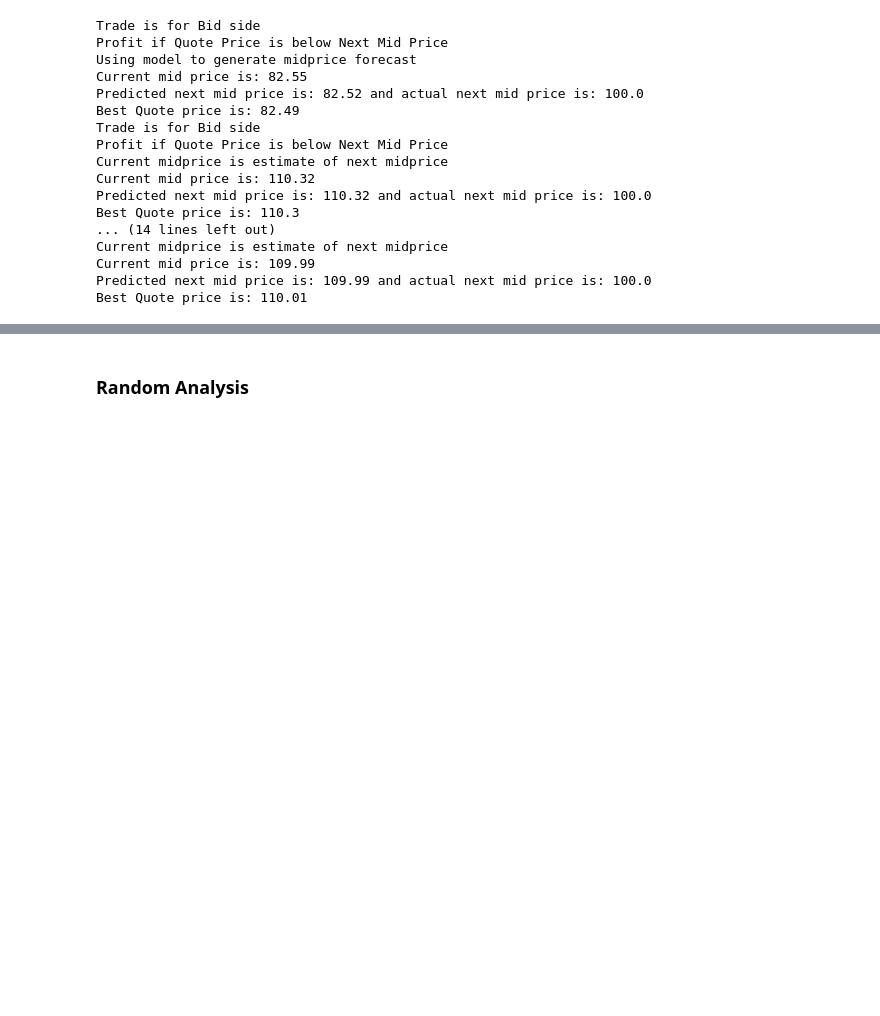
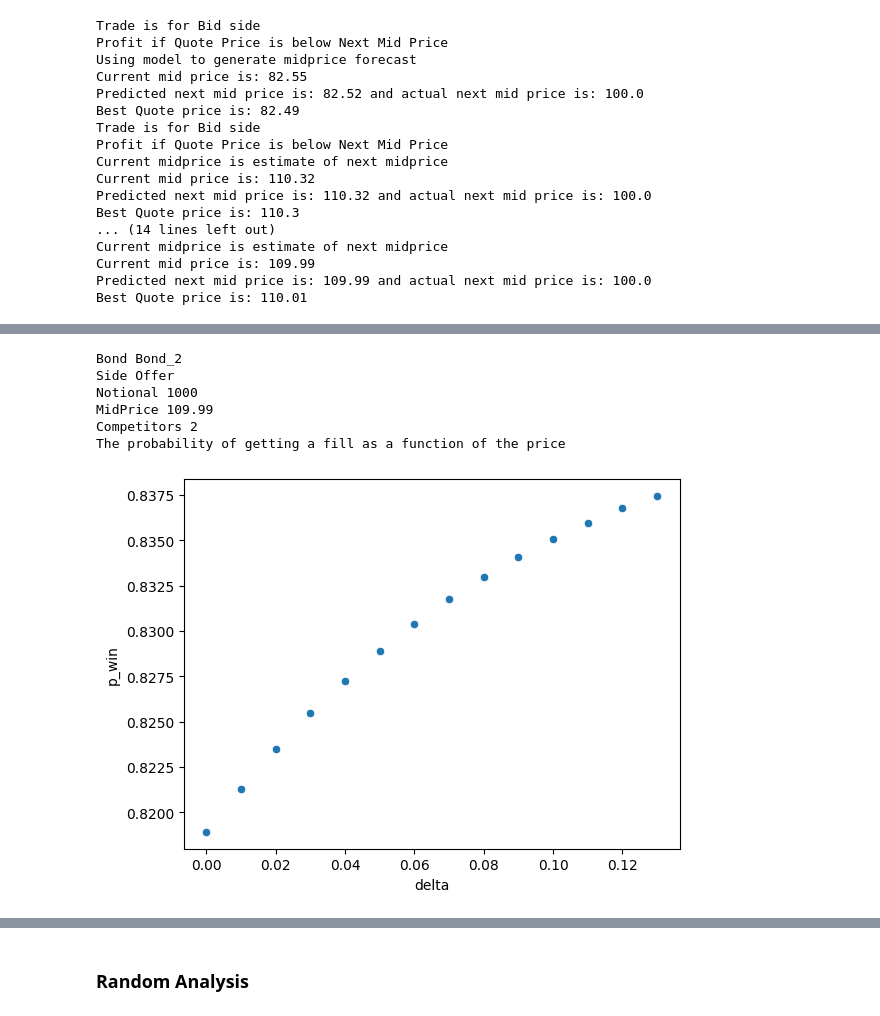
Before and after one commit to Davidfdaf/RFQ-project, a Jupyter notebook: RFQ_HB 2.ipynb, the cells around one changed output, grey strips where cells are left out. Saved outputs shown, nothing was run; the diff lists cells and outputs as text; code cells hidden in the pictures; blank space fills up the shorter version.

```diff
--- a/RFQ_HB 2.ipynb
+++ b/RFQ_HB 2.ipynb
@@ -583,0 +604,21 @@ Best Quote price is: 110.01
+# %%
+print(f"Bond {competition.iloc[-1]['Bond']}")
+print(f"Side {competition.iloc[-1]['Side']}")
+print(f"Notional {competition.iloc[-1]['Notional']}")
+print(f"MidPrice {competition.iloc[-1]['MidPrice']}")
+print(f"Competitors {competition.iloc[-1]['Competitors']}")
+
+print("The probability of getting a fill as a function of the price")
+
+delta_df3['delta'] = delta_df3['Quotes'] - competition.iloc[-1]['MidPrice']
+
+sns.scatterplot(x='delta',y='p_win', data=delta_df3)
+plt.show()
+# %% [output]
+Bond Bond_2
+Side Offer
+Notional 1000
+MidPrice 109.99
+Competitors 2
+The probability of getting a fill as a function of the price
+[figure, added]
```
Also changed, not shown: parts of 4 cells of this notebook.
